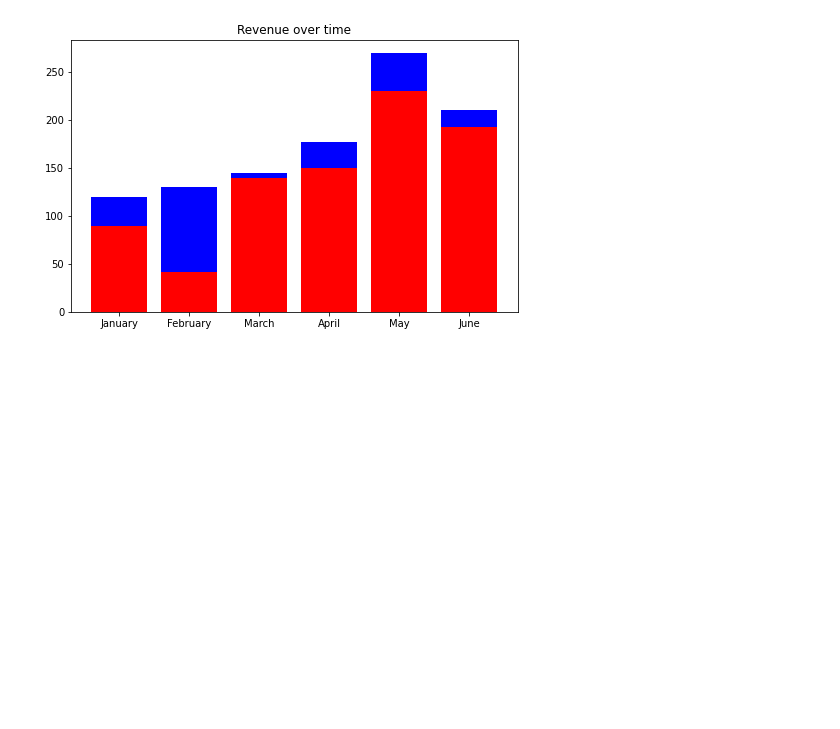
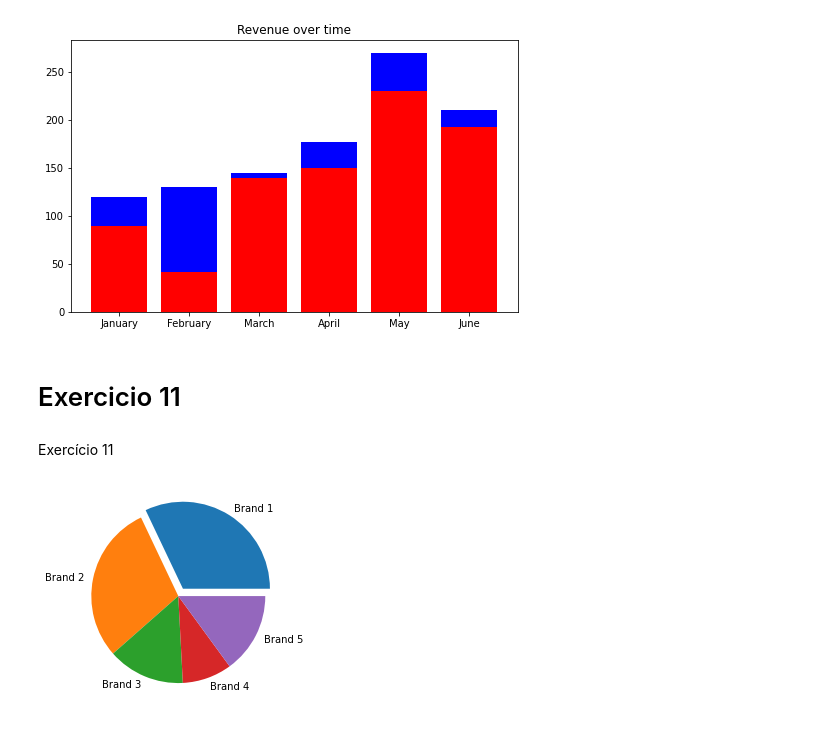
Before and after one commit to isaiastrajano/BootCamp_Python_DataScience, a Jupyter notebook: Exercícios_matplotlib.ipynb, the cells around one changed output. Drawn from its saved outputs; the diff is of its cells as text; code cells hidden in the pictures; blank space fills up the shorter version.

```diff
--- a/Exercícios_matplotlib.ipynb
+++ b/Exercícios_matplotlib.ipynb
@@ -207,3 +207,16 @@ plt.savefig('fig.jpeg')
 plt.show()
 # %% [output]
 [figure]
+# %% [markdown]
+# Exercicio 11
+# %% [markdown]
+Exercício 11
+# %%
+sales = [1500.2, 1378, 671, 431, 700]
+labels = ['Brand '+str(number) for number in range(1,len(sales)+1)]
+explode = (0.1, 0.0, 0.0, 0.0, 0.0)
+# %%
+plt.pie(sales, labels = labels, explode = explode)
+plt.show()
+# %% [output]
+[figure, added]
```
Also changed, not shown: parts of 24 cells of this notebook.
